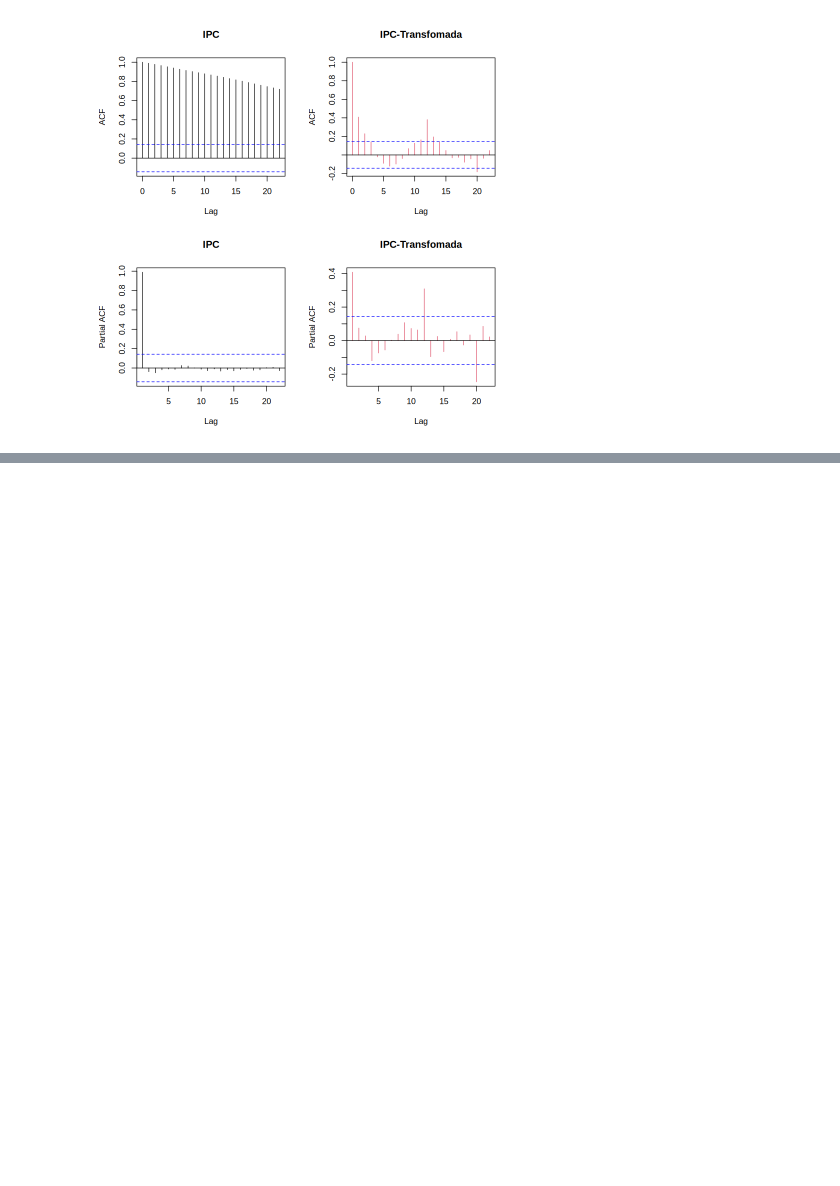
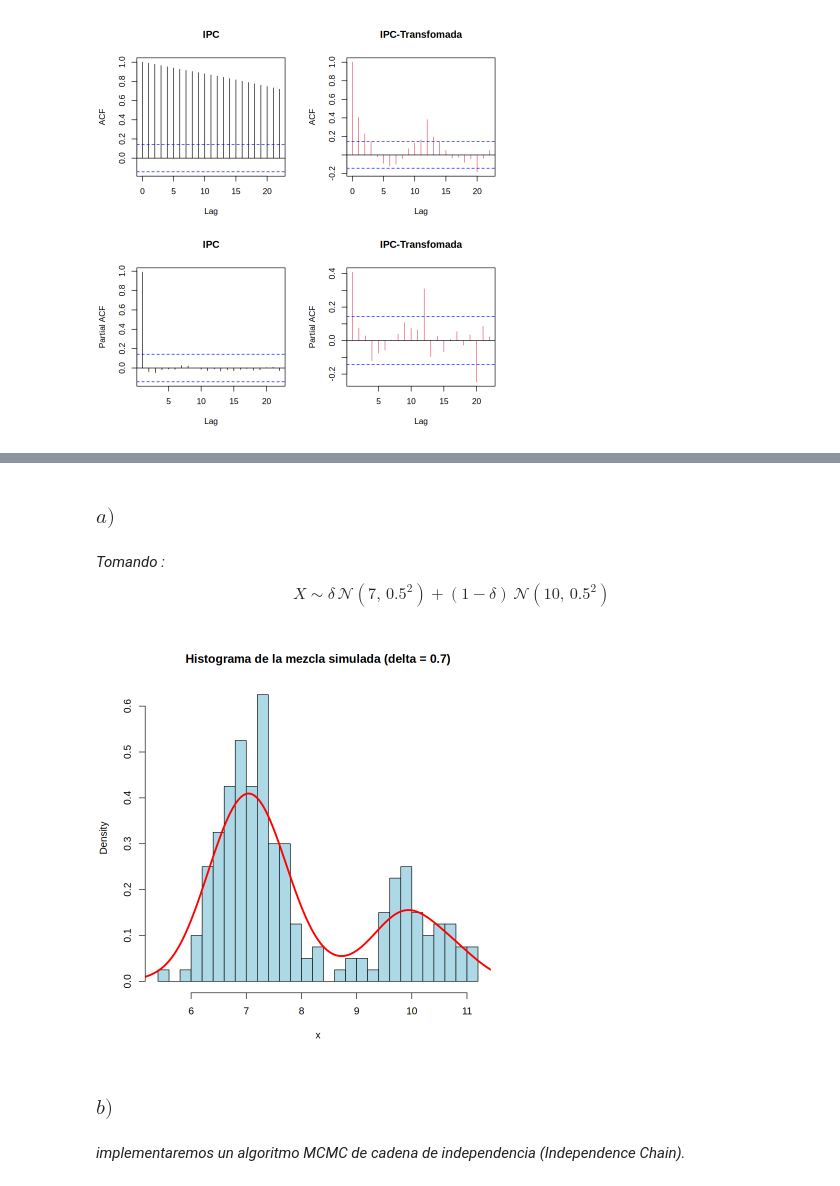
Before and after one commit to Nicolas-Bernal/Simulacion-Estadistica, a Jupyter notebook: 2Segundo Corte/00_Taller.ipynb, the cells around one changed output, grey strips where cells are left out. Cells and saved outputs as stored; diff of their text form; code cells hidden in the pictures; blank space fills up the shorter version.

```diff
--- a/2Segundo Corte/00_Taller.ipynb
+++ b/2Segundo Corte/00_Taller.ipynb
@@ -234,0 +250,27 @@ pacf(datos_diff,col = 2, main = "IPC-Transfomada")
+# %% [markdown]
+### $a)$
+# %% [markdown]
+*Tomando :*
+$$X \sim \delta \, \mathcal{N}(7, \, 0.5^2) + (1 - \delta) \, \mathcal{N}(10, \, 0.5^2)$$
+# %%
+set.seed(777)
+
+n = 200
+Delta1 = 0.7
+
+u = runif(n)
+
+componentes = ifelse(u < Delta1,1,2)
+x = numeric(n)
+
+x[componentes == 1] = rnorm(sum(componentes == 1),mean = 7,sd = 0.5)
+x[componentes == 2] = rnorm(sum(componentes == 2),mean = 10,sd = 0.5)
+
+hist(x,breaks = 25,probability = TRUE,main = "Histograma de la mezcla simulada (delta = 0.7)",xlab = "x",col = "lightblue",border = "black")
+lines(density(x),col = 'red',lwd = 3)
+# %% [output]
+[figure, added]
+# %% [markdown]
+### $b)$
+# %% [markdown]
+*implementaremos un algoritmo MCMC de cadena de independencia (Independence Chain).*
```
Also changed, not shown: parts of 42 cells of this notebook.
